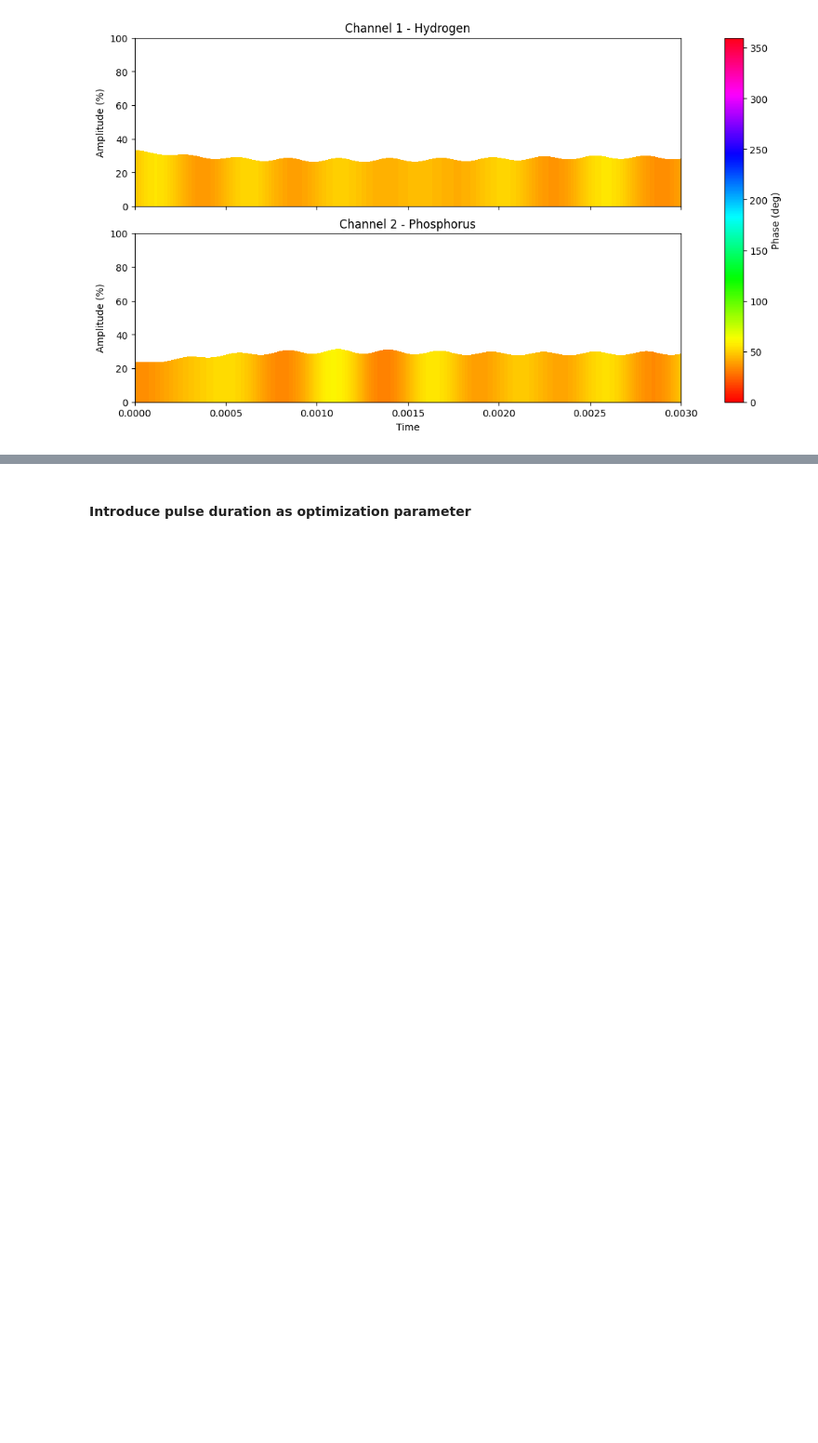
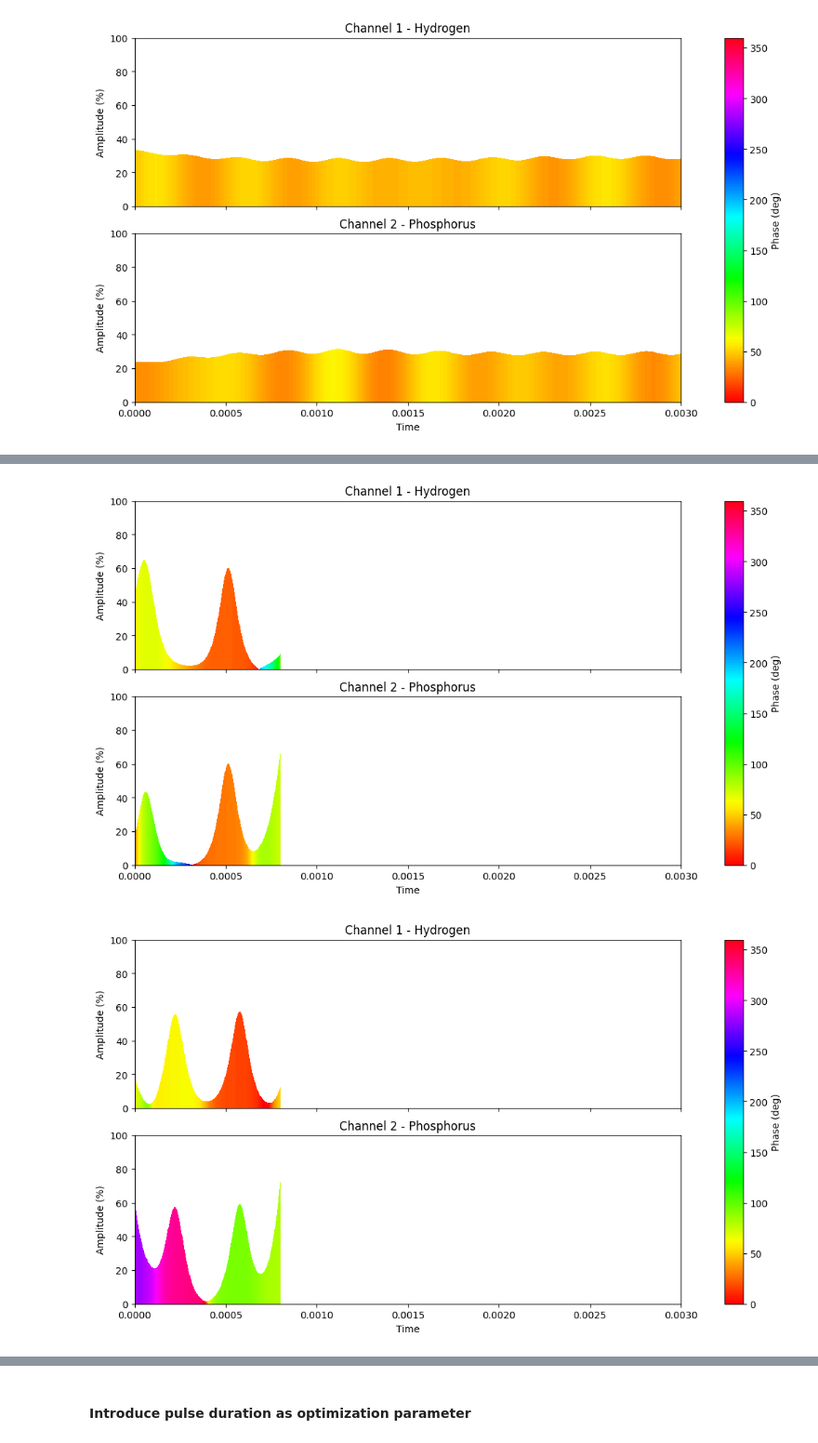
Before and after one commit to andrehroque/python-ml-projects, a Jupyter notebook: NMR-pulse-optimization/pulse optimization.ipynb, the cells around one changed output, grey strips where cells are left out. Shown at 93% size. Drawn from its saved outputs; the diff is of its cells as text; code cells hidden in the pictures; blank space fills up the shorter version.

```diff
--- a/NMR-pulse-optimization/pulse optimization.ipynb
+++ b/NMR-pulse-optimization/pulse optimization.ipynb
@@ -1568,0 +1781,6 @@ redo cnot optimizations with different starting points? any kind of optimization
+# %%
+for i in range(1,11):
+    plot_pulse_from_json("pulses/CNOT_startvalue_"+str(i)+".json")
+# %% [output]
+[figure, added]
+[figure, added]
```
Also changed, not shown: parts of 24 cells of this notebook, 21 other files.
